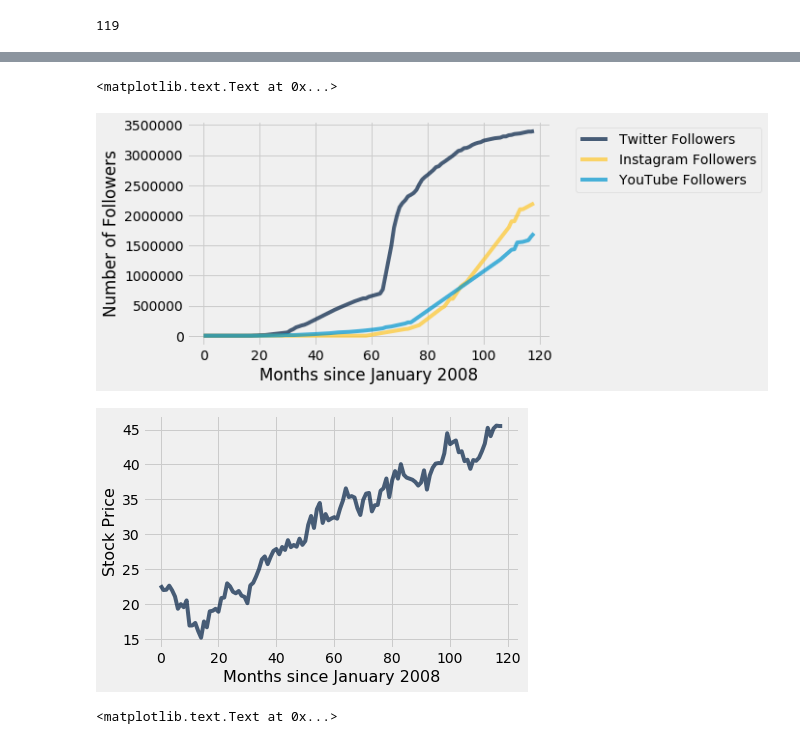
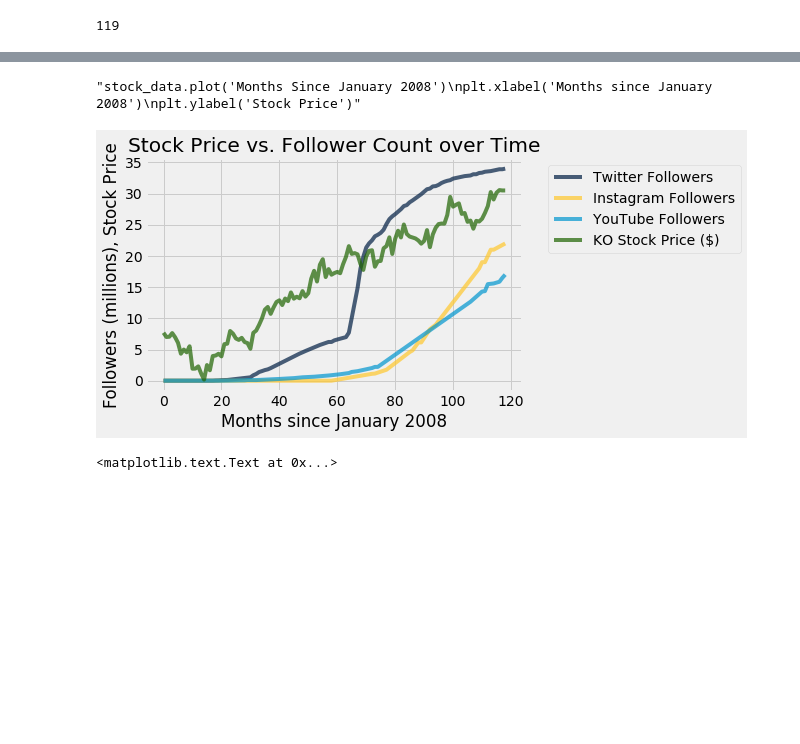
Before and after one commit to srujayk/Coca-Cola-Stock-Analysis, a Jupyter notebook: semester_project.ipynb, the cells around one changed output, grey strips where cells are left out. Cells and saved outputs as stored; diff of their text form; code cells hidden in the pictures; blank space fills up the shorter version.

Commit message:
Updated graphs.

```diff
--- a/semester_project.ipynb
+++ b/semester_project.ipynb
@@ -148,27 +168,28 @@ for year in dates_list_2:
 # %%
 follower_data = Table().with_columns(
     "Months Since January 2008", np.arange(119),
     #"Date", dates_array,
-    "Twitter Followers", twitter,
-    "Instagram Followers", instagram,
-    "YouTube Followers", youtube,
+    "Twitter Followers", twitter / 100000,
+    "Instagram Followers", instagram / 100000,
+    "YouTube Followers", youtube / 100000,
+    "KO Stock Price ($)", stock - 15,
 )
 follower_data.plot('Months Since January 2008')
 plt.xlabel('Months since January 2008')
-plt.ylabel('Number of Followers')
+plt.ylabel('Followers (millions), Stock Price')
+plt.title('Stock Price vs. Follower Count over Time')
 
 stock_data = Table().with_columns(
     "Months Since January 2008", np.arange(119),
     "KO Stock Price ($)", stock
 )
 
-stock_data.plot('Months Since January 2008')
+"""stock_data.plot('Months Since January 2008')
 plt.xlabel('Months since January 2008')
-plt.ylabel('Stock Price')
+plt.ylabel('Stock Price')"""
 # %% [output]
-<matplotlib.text.Text at 0x...>
+"stock_data.plot('Months Since January 2008')\nplt.xlabel('Months since January 2008')\nplt.ylabel('Stock Price')"
-[figure, old version]
+[figure, new version]
-[figure, removed]
 # %%
 follower_data_growth = Table().with_columns(
     "Months Since January 2008", np.arange(118),
```
Also changed, not shown: parts of 4 cells of this notebook.
